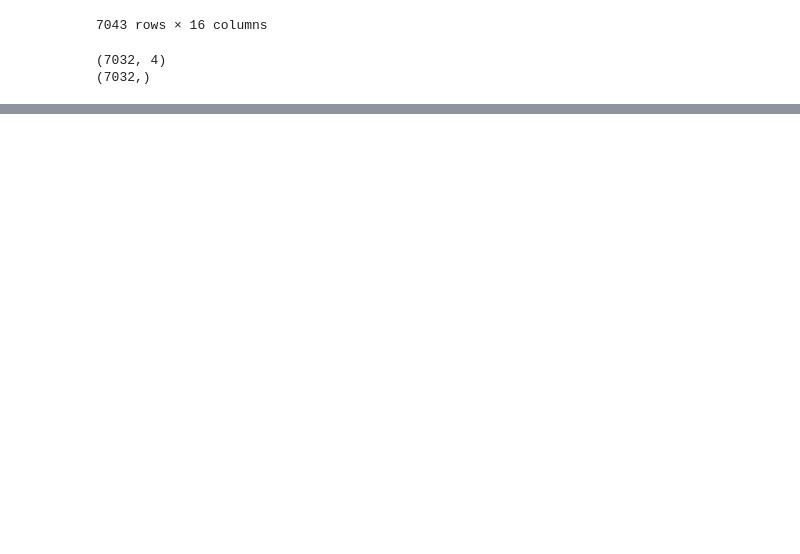
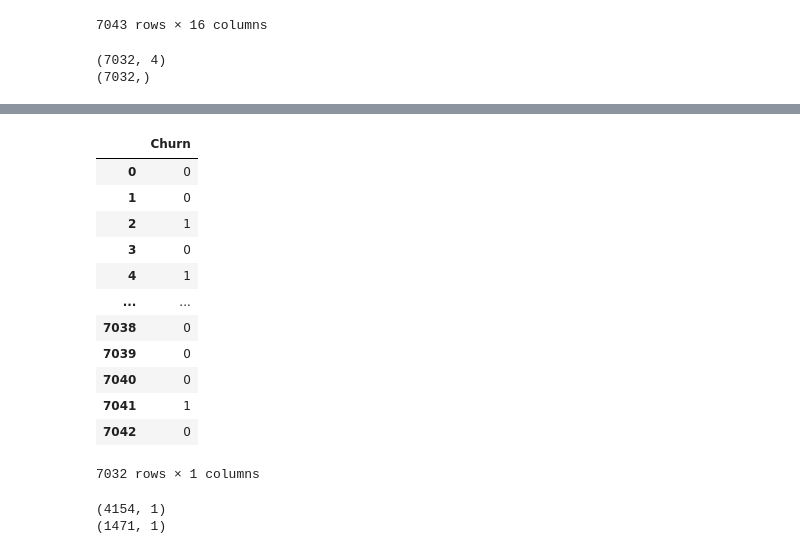
Before and after one commit to Danielaafig/IronDanielaFLabs, a Jupyter notebook: 7_Week/Lab_week_7_Daniela ok Decisions Tree .ipynb, the cells around one changed output, grey strips where cells are left out. Drawn from its saved outputs; the diff is of its cells as text; code cells hidden in the pictures; blank space fills up the shorter version.

```diff
--- a/7_Week/Lab_week_7_Daniela ok Decisions Tree .ipynb
+++ b/7_Week/Lab_week_7_Daniela ok Decisions Tree .ipynb
@@ -454,0 +457,5 @@ plt.show()
+# %%
+df
+df["Churn"]=df["Churn"].apply(lambda x: 1 if x=="Yes" else 0 if x=="No" else x)
+#else x means to print the current value which is neither yes nor no
+#transforming catergorical into numerical data
@@ -454,0 +484,4 @@ plt.show()
+# %%
+col_keep=["tenure","SeniorCitizen","MonthlyCharges","TotalCharges","Churn"]
+df1=df[col_keep]
+df1
@@ -454,0 +518,22 @@ plt.show()
+# %%
+df1=df1.dropna()
+# %%
+X = df1.drop(columns=['Churn'], axis = 1)
+y = df1['Churn']
+# %%
+y=pd.DataFrame(y)
+y
+# %% [output]
+|  | Churn |
+| 0 | 0 |
+| 1 | 0 |
+| 2 | 1 |
+| 3 | 0 |
+| 4 | 1 |
+| ... | ... |
+| 7038 | 0 |
+| 7039 | 0 |
+| 7040 | 0 |
+| 7041 | 1 |
+| 7042 | 0 |
+7032 rows × 1 columns
@@ -454,0 +550,6 @@ plt.show()
+# %%
+print(category_0.shape)
+print(category_1.shape)
+# %% [output]
+(4154, 1)
+(1471, 1)
```
Also changed, not shown: parts of 24 cells of this notebook, 1 other file.
